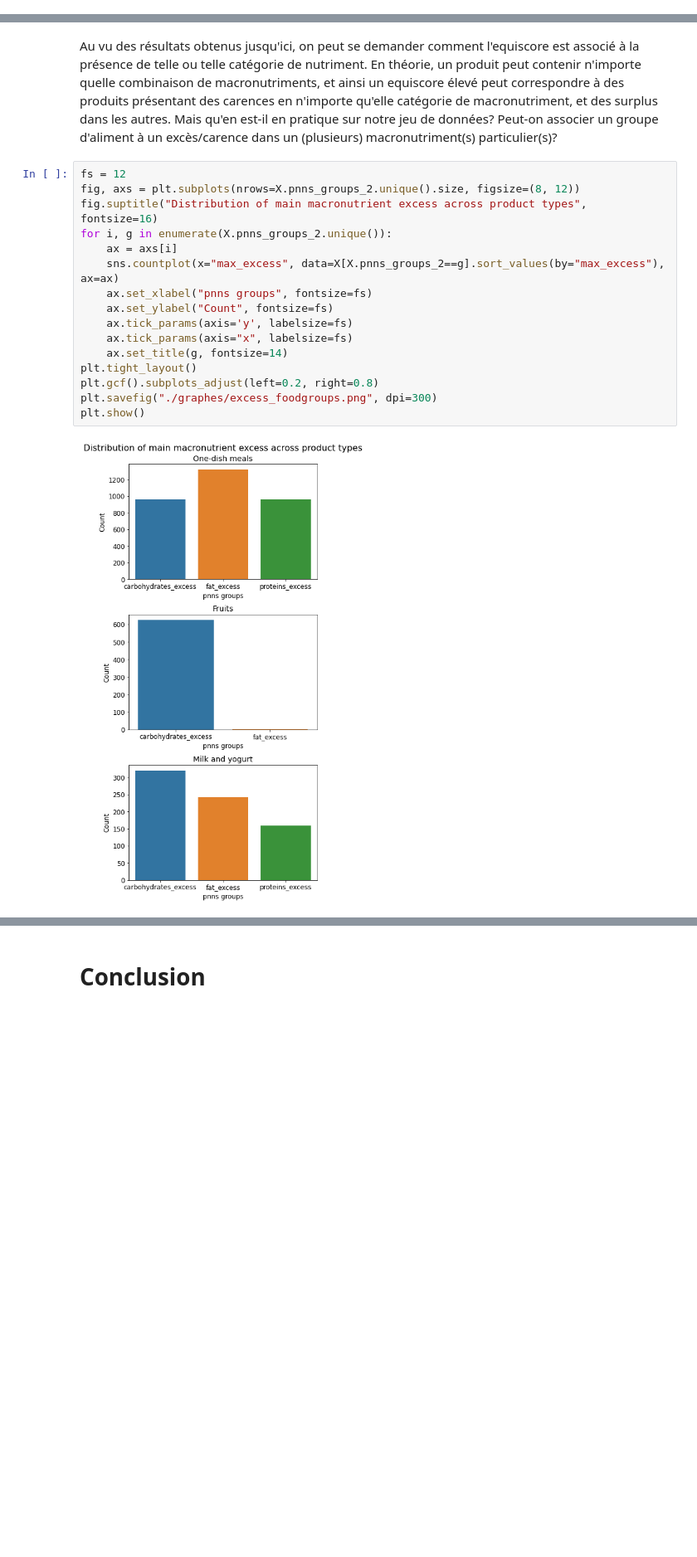
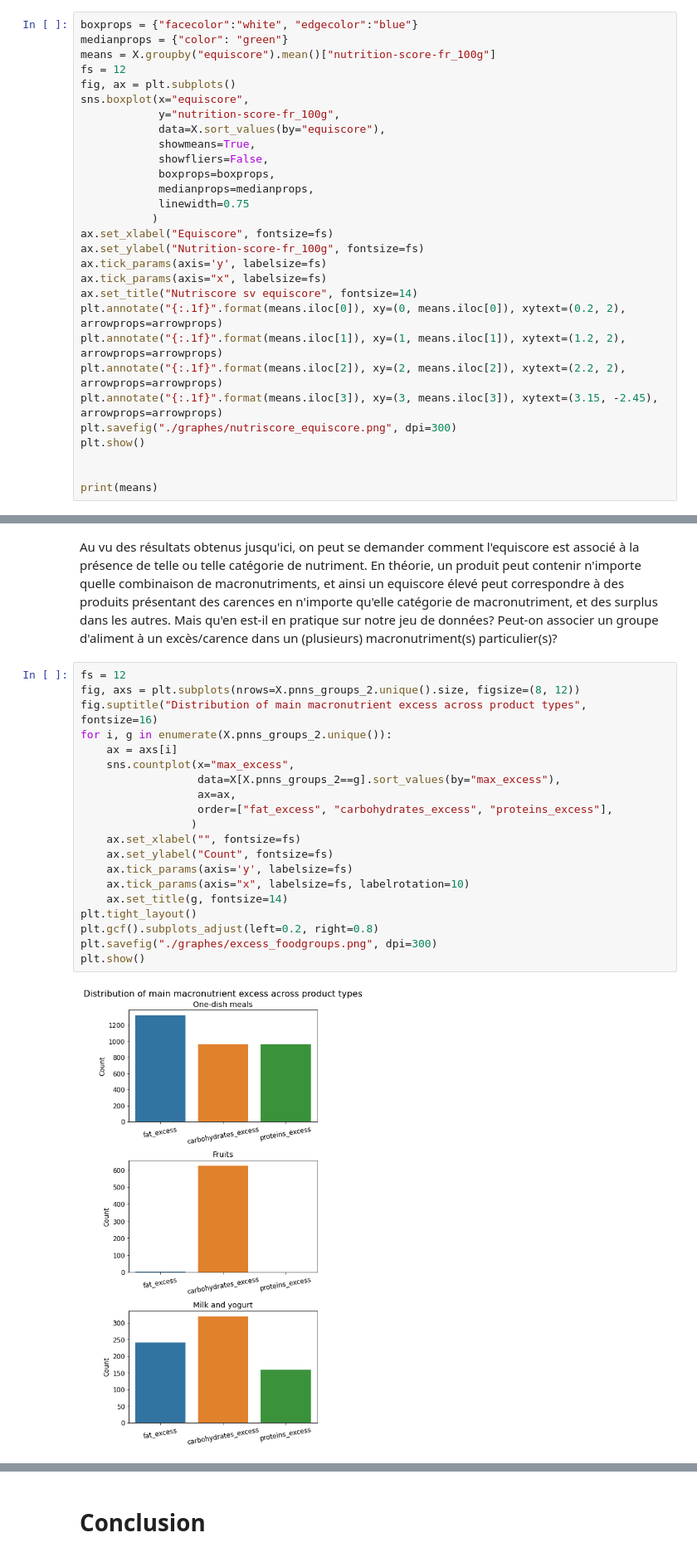
Before and after one commit to OlivierLegrand/P7, a Jupyter notebook: P3/PSanté_notebookexploration.ipynb, the cells around one changed output, grey strips where cells are left out. Shown at 83% size. Saved outputs shown, nothing was run; the diff lists cells and outputs as text; blank space fills up the shorter version.

```diff
--- a/P3/PSanté_notebookexploration.ipynb
+++ b/P3/PSanté_notebookexploration.ipynb
@@ -726,0 +662,29 @@ plt.show()
+# %%
+boxprops = {"facecolor":"white", "edgecolor":"blue"}
+medianprops = {"color": "green"}
+means = X.groupby("equiscore").mean()["nutrition-score-fr_100g"]
+fs = 12
+fig, ax = plt.subplots()
+sns.boxplot(x="equiscore",
+            y="nutrition-score-fr_100g",
+            data=X.sort_values(by="equiscore"),
+            showmeans=True,
+            showfliers=False,
+            boxprops=boxprops,
+            medianprops=medianprops,
+            linewidth=0.75
+           )
+ax.set_xlabel("Equiscore", fontsize=fs)
+ax.set_ylabel("Nutrition-score-fr_100g", fontsize=fs)
+ax.tick_params(axis='y', labelsize=fs)
+ax.tick_params(axis="x", labelsize=fs)
+ax.set_title("Nutriscore sv equiscore", fontsize=14)
+plt.annotate("{:.1f}".format(means.iloc[0]), xy=(0, means.iloc[0]), xytext=(0.2, 2), arrowprops=arrowprops)
+plt.annotate("{:.1f}".format(means.iloc[1]), xy=(1, means.iloc[1]), xytext=(1.2, 2), arrowprops=arrowprops)
+plt.annotate("{:.1f}".format(means.iloc[2]), xy=(2, means.iloc[2]), xytext=(2.2, 2), arrowprops=arrowprops)
+plt.annotate("{:.1f}".format(means.iloc[3]), xy=(3, means.iloc[3]), xytext=(3.15, -2.45), arrowprops=arrowprops)
+plt.savefig("./graphes/nutriscore_equiscore.png", dpi=300)
+plt.show()
+
+
+print(means)
@@ -857,21 +829,25 @@ Au vu des résultats obtenus jusqu'ici, on peut se demander comment l'equiscore
 # %%
 fs = 12
 fig, axs = plt.subplots(nrows=X.pnns_groups_2.unique().size, figsize=(8, 12))
 fig.suptitle("Distribution of main macronutrient excess across product types", fontsize=16)
 for i, g in enumerate(X.pnns_groups_2.unique()):
     ax = axs[i]
-    sns.countplot(x="max_excess", data=X[X.pnns_groups_2==g].sort_values(by="max_excess"), ax=ax)
-    ax.set_xlabel("pnns groups", fontsize=fs)
+    sns.countplot(x="max_excess",
+                  data=X[X.pnns_groups_2==g].sort_values(by="max_excess"),
+                  ax=ax,
+                  order=["fat_excess", "carbohydrates_excess", "proteins_excess"],
+                 )
+    ax.set_xlabel("", fontsize=fs)
     ax.set_ylabel("Count", fontsize=fs)
     ax.tick_params(axis='y', labelsize=fs)
-    ax.tick_params(axis="x", labelsize=fs)
+    ax.tick_params(axis="x", labelsize=fs, labelrotation=10)
     ax.set_title(g, fontsize=14)
 plt.tight_layout()
 plt.gcf().subplots_adjust(left=0.2, right=0.8)
 plt.savefig("./graphes/excess_foodgroups.png", dpi=300)
 plt.show()
 # %% [output]
-[figure, old version]
+[figure, new version]
 # %% [markdown]
 On a donc les associations suivantes:
 - Les one-dish meals, les excès sont principalement des excès en lipides, puis en protéines et enfin en glucides
```
Also changed, not shown: parts of 19 cells of this notebook.
